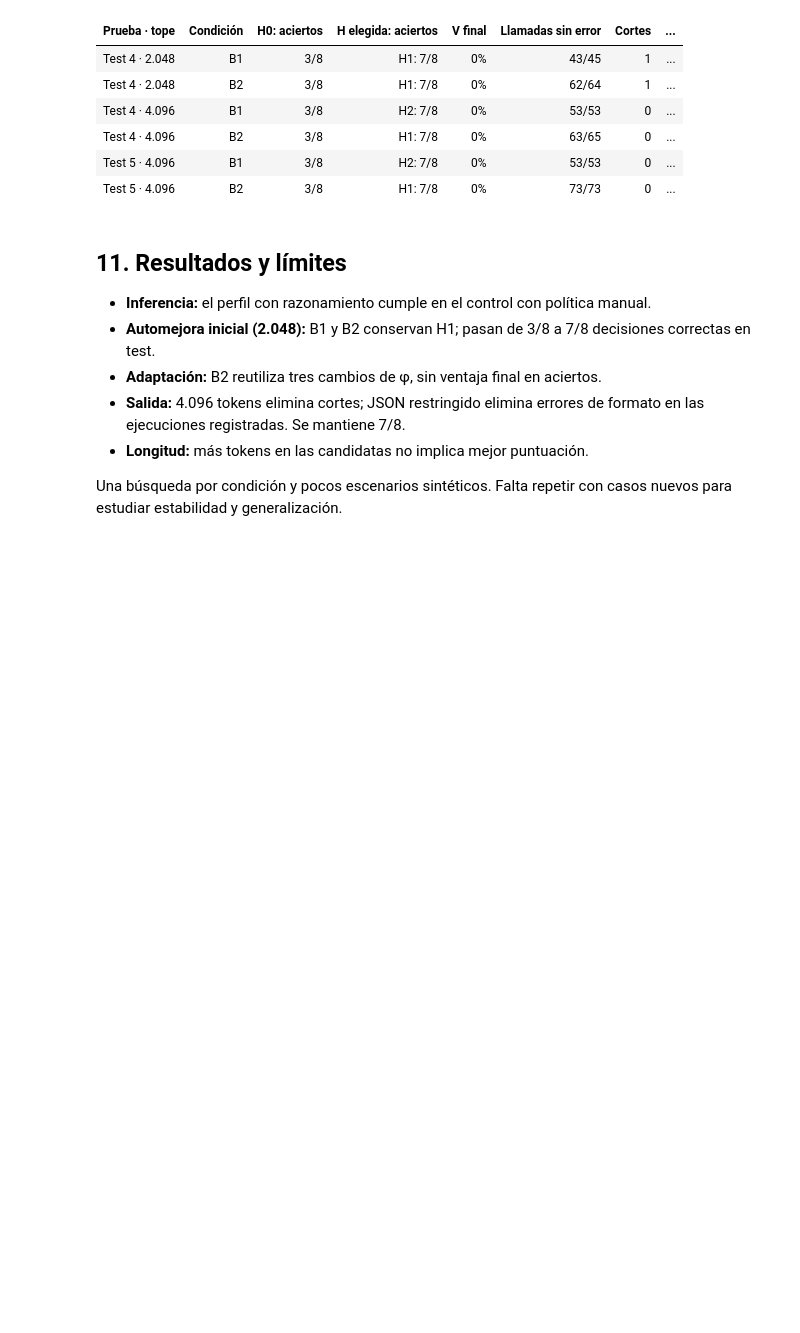
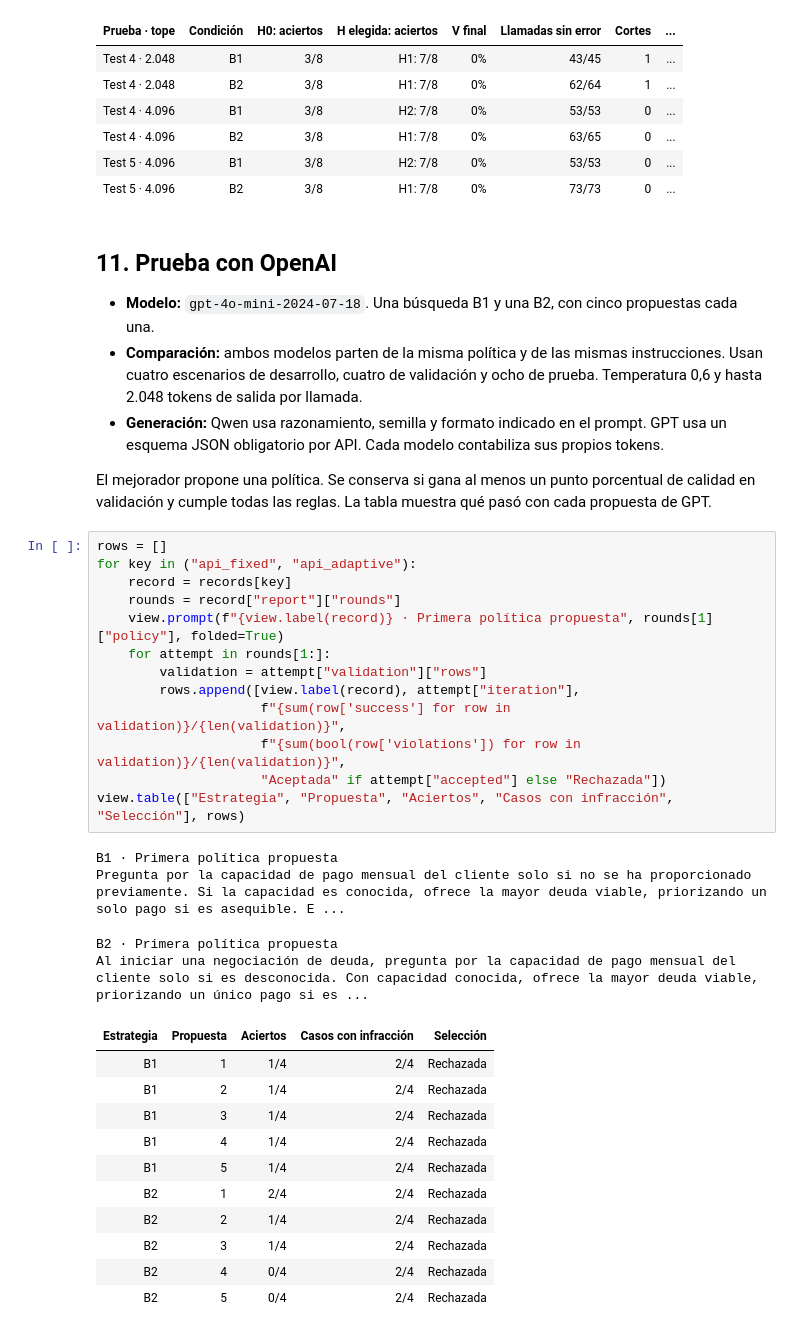
Before and after one commit to jairzinhosantos/thinking-harness, a Jupyter notebook: research/cases/case-0003-debt-negotiation/notebooks/study-overview.ipynb, the cells around one changed output. Cells and saved outputs as stored; diff of their text form; blank space fills up the shorter version.

Commit message:
research: compare OpenAI and Qwen negotiation runs

```diff
--- a/research/cases/case-0003-debt-negotiation/notebooks/study-overview.ipynb
+++ b/research/cases/case-0003-debt-negotiation/notebooks/study-overview.ipynb
@@ -381,13 +382,39 @@ view.show_outcomes(records)
 | Test 5 · 4.096 | B1 | 3/8 | H2: 7/8 | 0% | 53/53 | 0 | ... |
 | Test 5 · 4.096 | B2 | 3/8 | H1: 7/8 | 0% | 73/73 | 0 | ... |
 # %% [markdown]
-## 11. Resultados y límites
+## 11. Prueba con OpenAI
 
-- **Inferencia:** el perfil con razonamiento cumple en el control con política manual.
-- **Automejora inicial (2.048):** B1 y B2 conservan H1; pasan de 3/8 a 7/8 decisiones correctas en test.
-- **Adaptación:** B2 reutiliza tres cambios de φ, sin ventaja final en aciertos.
-- **Salida:** 4.096 tokens elimina cortes; JSON restringido elimina errores de formato en las ejecuciones registradas. Se mantiene 7/8.
-- **Longitud:** más tokens en las candidatas no implica mejor puntuación.
+- **Modelo:** `gpt-4o-mini-2024-07-18`. Una búsqueda B1 y una B2, con cinco propuestas cada una.
+- **Comparación:** ambos modelos parten de la misma política y de las mismas instrucciones. Usan cuatro escenarios de desarrollo, cuatro de validación y ocho de prueba. Temperatura 0,6 y hasta 2.048 tokens de salida por llamada.
+- **Generación:** Qwen usa razonamiento, semilla y formato indicado en el prompt. GPT usa un esquema JSON obligatorio por API. Cada modelo contabiliza sus propios tokens.
 
-Una búsqueda por condición y pocos escenarios sintéticos. Falta repetir con casos nuevos
-para estudiar estabilidad y generalización.
+El mejorador propone una política. Se conserva si gana al menos un punto porcentual de calidad en validación y cumple todas las reglas. La tabla muestra qué pasó con cada propuesta de GPT.
+# %%
+rows = []
+for key in ("api_fixed", "api_adaptive"):
+    record = records[key]
+    rounds = record["report"]["rounds"]
+    view.prompt(f"{view.label(record)} · Primera política propuesta", rounds[1]["policy"], folded=True)
+    for attempt in rounds[1:]:
+        validation = attempt["validation"]["rows"]
+        rows.append([view.label(record), attempt["iteration"],
+                     f"{sum(row['success'] for row in validation)}/{len(validation)}",
+                     f"{sum(bool(row['violations']) for row in validation)}/{len(validation)}",
+                     "Aceptada" if attempt["accepted"] else "Rechazada"])
+view.table(["Estrategia", "Propuesta", "Aciertos", "Casos con infracción", "Selección"], rows)
+# %% [output]
+B1 · Primera política propuesta
+Pregunta por la capacidad de pago mensual del cliente solo si no se ha proporcionado previamente. Si la capacidad es conocida, ofrece la mayor deuda viable, priorizando un solo pago si es asequible. E ...
+B2 · Primera política propuesta
+Al iniciar una negociación de deuda, pregunta por la capacidad de pago mensual del cliente solo si es desconocida. Con capacidad conocida, ofrece la mayor deuda viable, priorizando un único pago si es ...
+| Estrategia | Propuesta | Aciertos | Casos con infracción | Selección |
+| B1 | 1 | 1/4 | 2/4 | Rechazada |
+| B1 | 2 | 1/4 | 2/4 | Rechazada |
+| B1 | 3 | 1/4 | 2/4 | Rechazada |
+| B1 | 4 | 1/4 | 2/4 | Rechazada |
+| B1 | 5 | 1/4 | 2/4 | Rechazada |
+| B2 | 1 | 2/4 | 2/4 | Rechazada |
+| B2 | 2 | 1/4 | 2/4 | Rechazada |
+| B2 | 3 | 1/4 | 2/4 | Rechazada |
+| B2 | 4 | 0/4 | 2/4 | Rechazada |
+| B2 | 5 | 0/4 | 2/4 | Rechazada |
```
Also changed, not shown: parts of 5 cells of this notebook, 15 other files.
